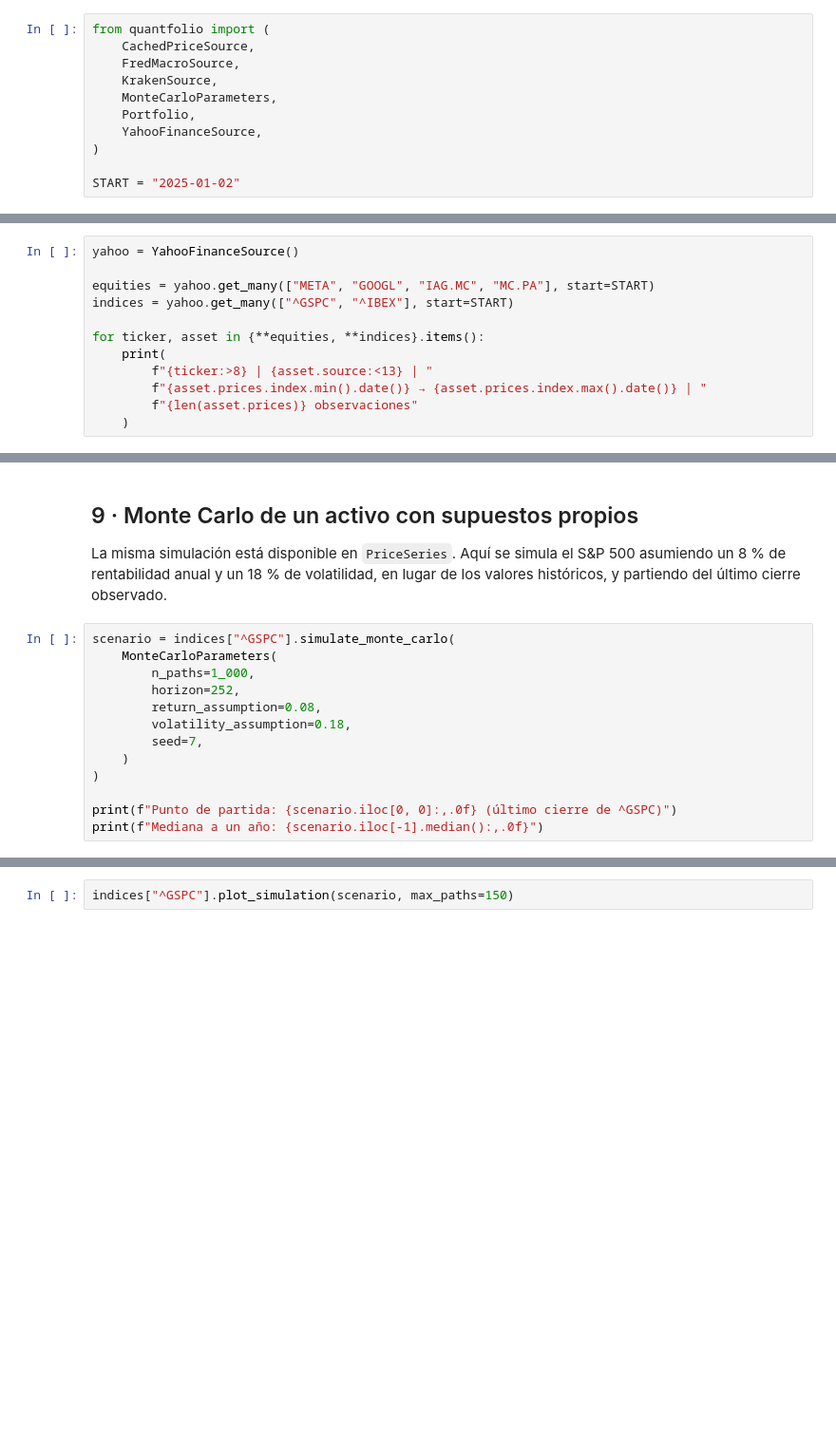
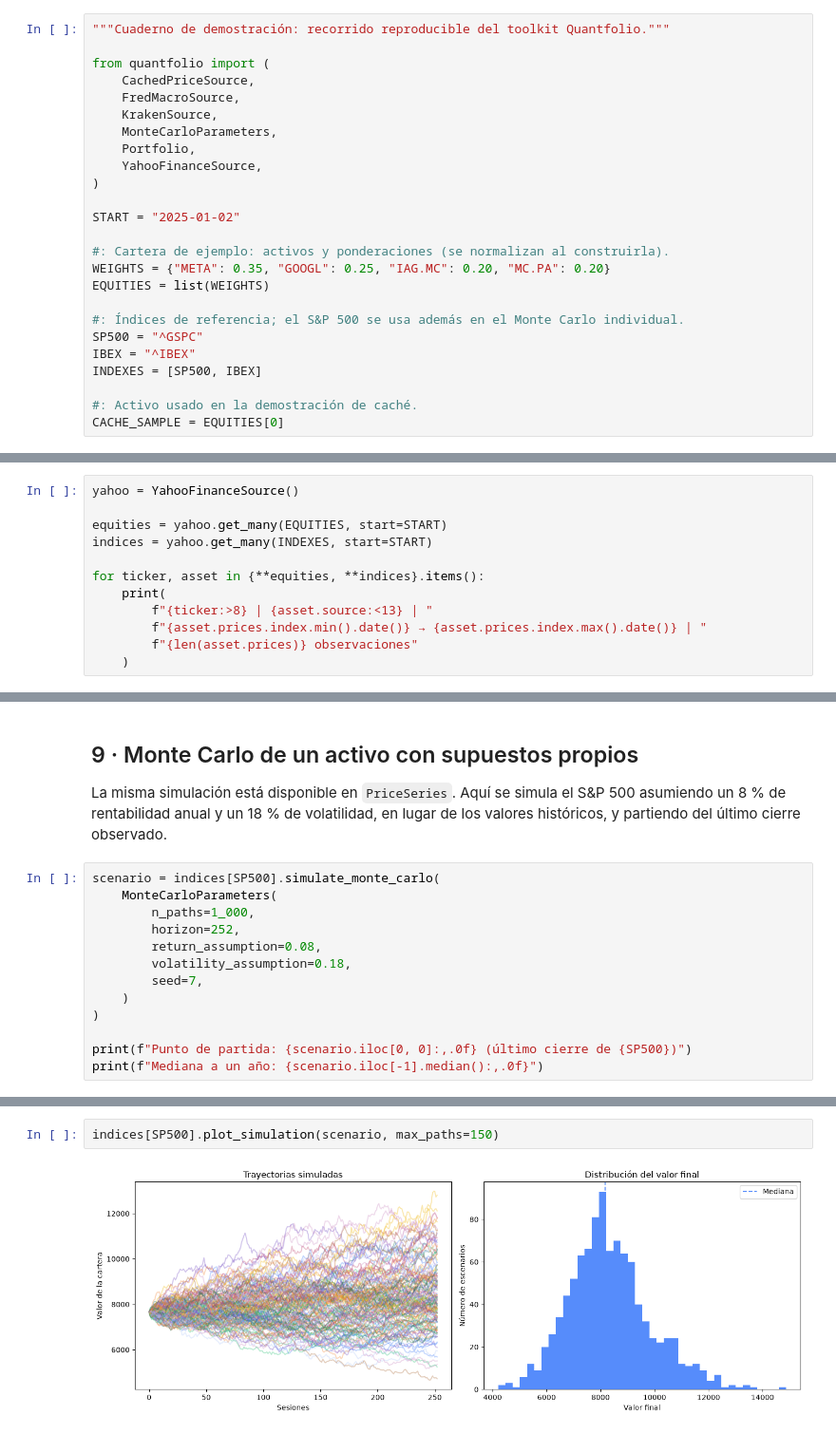
Before and after one commit to alejandroperezpujante/quantfolio, a Jupyter notebook: notebooks/assignment.ipynb, the cells around one changed output, grey strips where cells are left out. Shown at 95% size. Cells and saved outputs as stored; diff of their text form; blank space fills up the shorter version.

```diff
--- a/notebooks/assignment.ipynb
+++ b/notebooks/assignment.ipynb
@@ -8,6 +8,8 @@ criptomonedas y macroeconomía), el modelado de series y carteras, los informes
 
 Requisitos: haber ejecutado `uv sync` y disponer de conexión a internet (la suite de pruebas no la necesita).
 # %%
+"""Cuaderno de demostración: recorrido reproducible del toolkit Quantfolio."""
+
 from quantfolio import (
     CachedPriceSource,
     FredMacroSource,
@@ -18,6 +20,18 @@ from quantfolio import (
 )
 
 START = "2025-01-02"
+
+#: Cartera de ejemplo: activos y ponderaciones (se normalizan al construirla).
+WEIGHTS = {"META": 0.35, "GOOGL": 0.25, "IAG.MC": 0.20, "MC.PA": 0.20}
+EQUITIES = list(WEIGHTS)
+
+#: Índices de referencia; el S&P 500 se usa además en el Monte Carlo individual.
+SP500 = "^GSPC"
+IBEX = "^IBEX"
+INDEXES = [SP500, IBEX]
+
+#: Activo usado en la demostración de caché.
+CACHE_SAMPLE = EQUITIES[0]
 # %% [markdown]
 ## 1 · Extracción multifuente: acciones e índices (Yahoo Finance)
 
@@ -26,8 +40,8 @@ START = "2025-01-02"
 # %%
 yahoo = YahooFinanceSource()
 
-equities = yahoo.get_many(["META", "GOOGL", "IAG.MC", "MC.PA"], start=START)
-indices = yahoo.get_many(["^GSPC", "^IBEX"], start=START)
+equities = yahoo.get_many(EQUITIES, start=START)
+indices = yahoo.get_many(INDEXES, start=START)
 
 for ticker, asset in {**equities, **indices}.items():
     print(
@@ -134,7 +245,7 @@ portfolio.plot_simulation(simulations, max_paths=200)
 La misma simulación está disponible en `PriceSeries`. Aquí se simula el S&P 500 asumiendo un 8 % de rentabilidad
 anual y un 18 % de volatilidad, en lugar de los valores históricos, y partiendo del último cierre observado.
 # %%
-scenario = indices["^GSPC"].simulate_monte_carlo(
+scenario = indices[SP500].simulate_monte_carlo(
     MonteCarloParameters(
         n_paths=1_000,
         horizon=252,
@@ -144,5 +255,5 @@ scenario = indices["^GSPC"].simulate_monte_carlo(
     )
 )
 
-print(f"Punto de partida: {scenario.iloc[0, 0]:,.0f} (último cierre de ^GSPC)")
+print(f"Punto de partida: {scenario.iloc[0, 0]:,.0f} (último cierre de {SP500})")
 print(f"Mediana a un año: {scenario.iloc[-1].median():,.0f}")
@@ -149,5 +263,7 @@ print(f"Mediana a un año: {scenario.iloc[-1].median():,.0f}")
 # %%
-indices["^GSPC"].plot_simulation(scenario, max_paths=150)
+indices[SP500].plot_simulation(scenario, max_paths=150)
+# %% [output]
+[figure, added]
 # %% [markdown]
 ## 10 · Calidad del código y siguientes pasos
 
```
Also changed, not shown: parts of 12 cells of this notebook, 20 other files.
